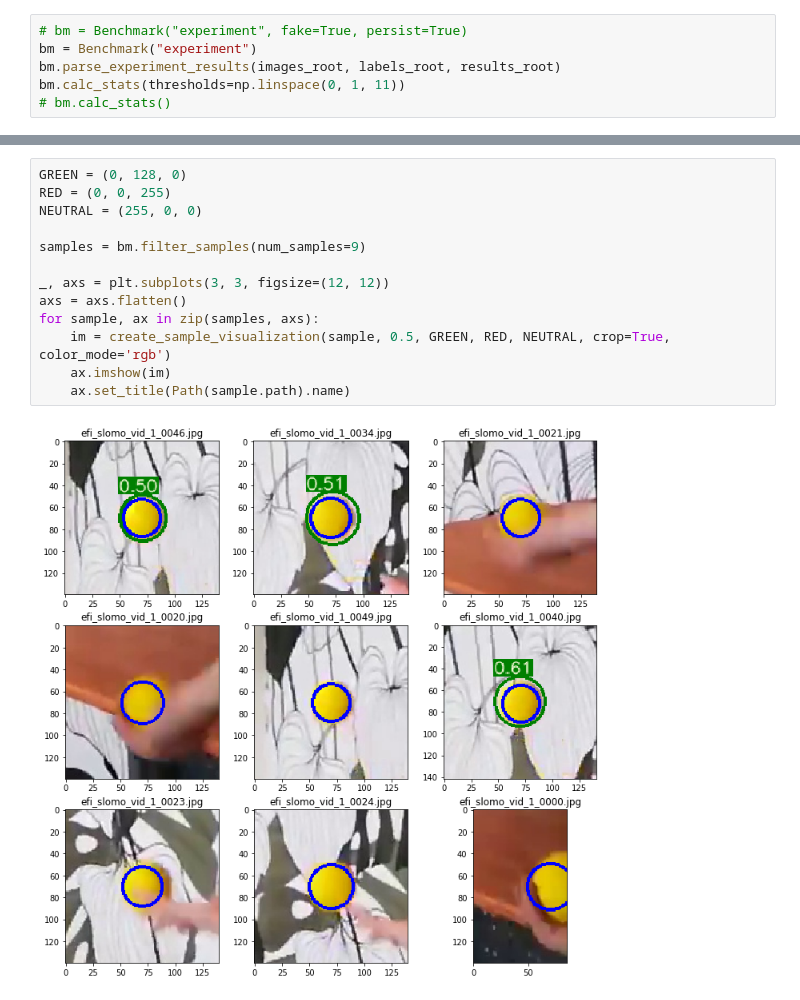
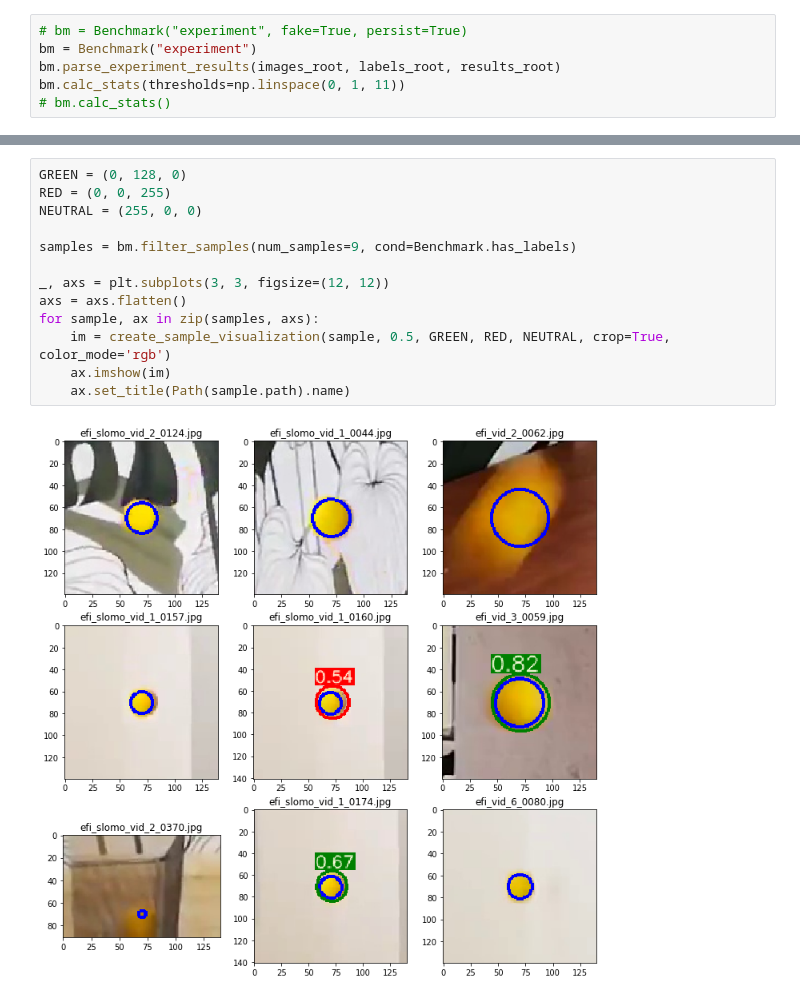
Before and after one commit to idow09/follow_up, a Jupyter notebook: exploration_notebook.ipynb, the cells around one changed output, grey strips where cells are left out. Saved outputs shown, nothing was run; the diff lists cells and outputs as text.

Commit message:
Added a filter for samples with low recall

```diff
--- a/exploration_notebook.ipynb
+++ b/exploration_notebook.ipynb
@@ -64,15 +64,15 @@ plt.show()
 # %%
 GREEN = (0, 128, 0)
 RED = (0, 0, 255)
 NEUTRAL = (255, 0, 0)
 
-samples = bm.filter_samples(num_samples=9)
+samples = bm.filter_samples(num_samples=9, cond=Benchmark.has_labels)
 
 _, axs = plt.subplots(3, 3, figsize=(12, 12))
 axs = axs.flatten()
 for sample, ax in zip(samples, axs):
     im = create_sample_visualization(sample, 0.5, GREEN, RED, NEUTRAL, crop=True, color_mode='rgb')
     ax.imshow(im)
     ax.set_title(Path(sample.path).name)
 # %% [output]
-[figure, old version]
+[figure, new version]
```
Also changed, not shown: parts of 3 cells of this notebook, 1 other file.
